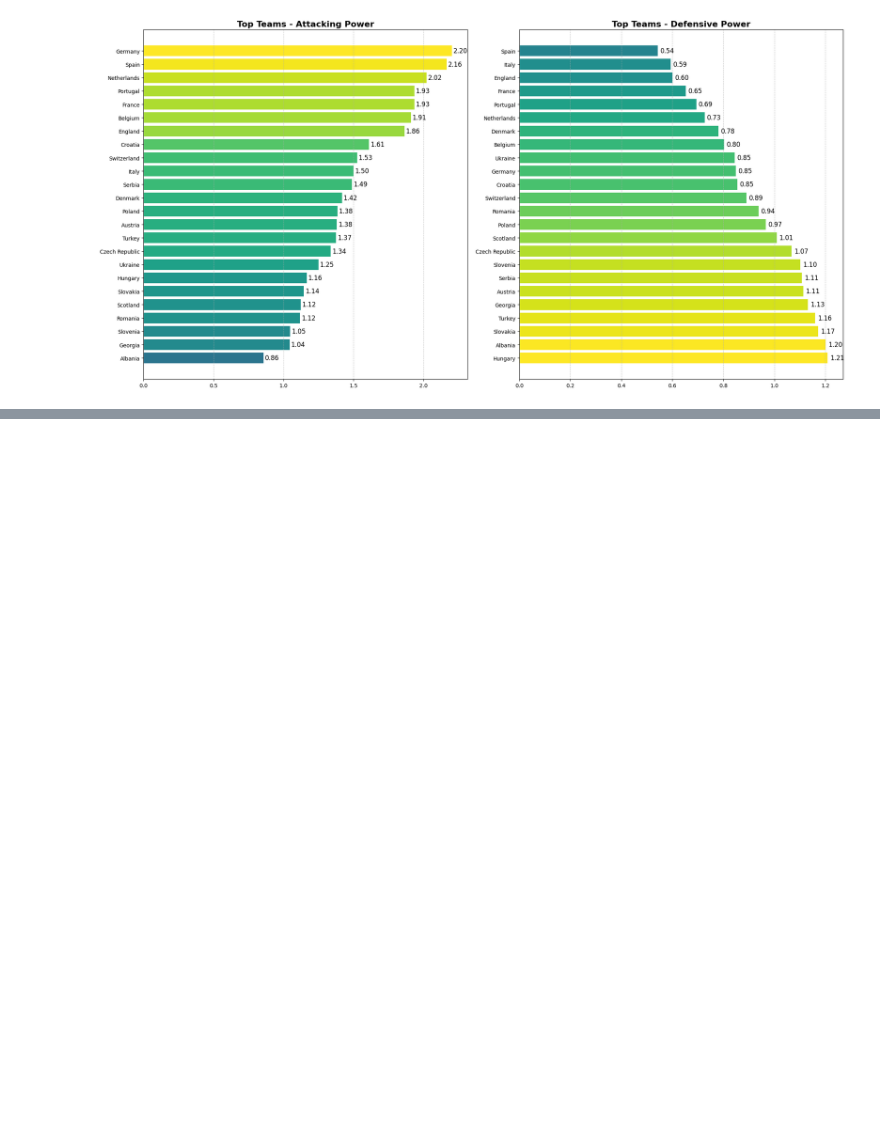
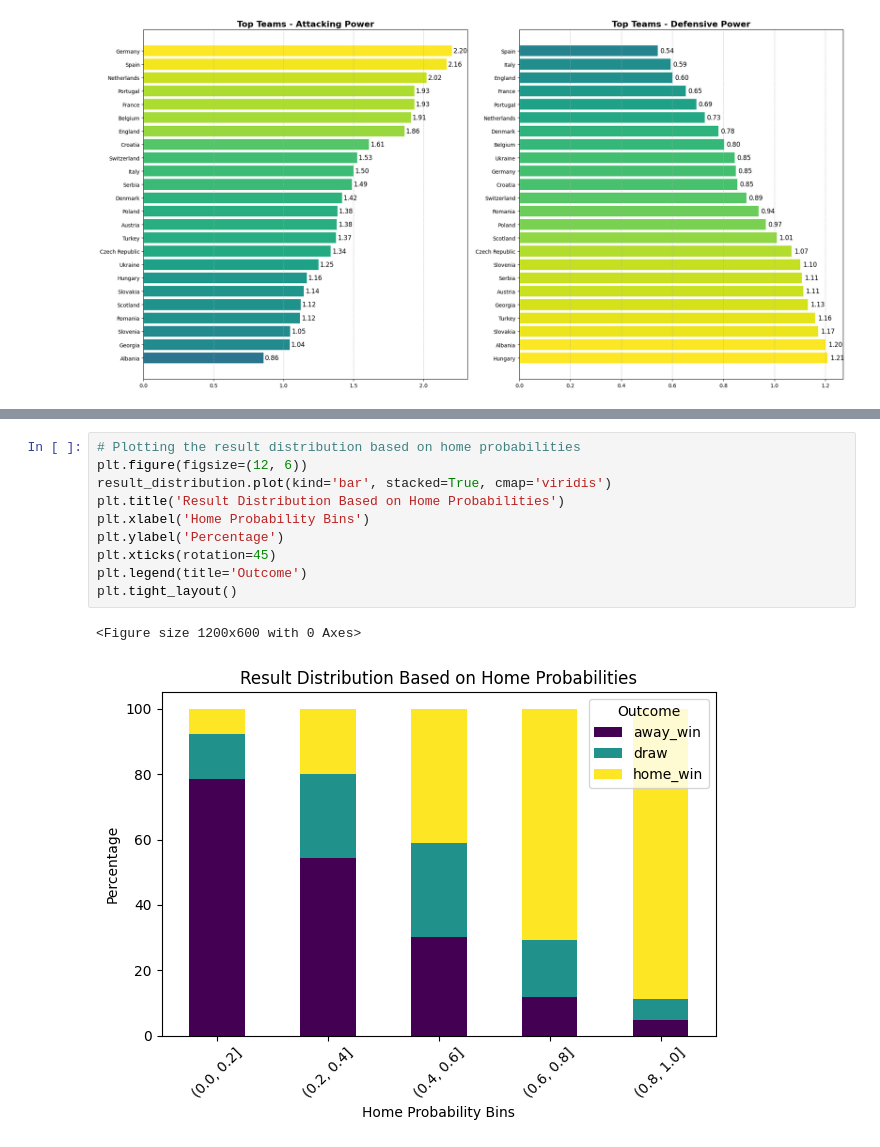
Before and after one commit to 0101dusica/RI-UEFA-Euro-2024, a Jupyter notebook: euro.ipynb, the cells around one changed output, grey strips where cells are left out. Saved outputs shown, nothing was run; the diff lists cells and outputs as text; blank space fills up the shorter version.

```diff
--- a/euro.ipynb
+++ b/euro.ipynb
@@ -340,0 +510,13 @@ plot_top_att_def(attdef_ranking_europe, 24)
+# %%
+# Plotting the result distribution based on home probabilities
+plt.figure(figsize=(12, 6))
+result_distribution.plot(kind='bar', stacked=True, cmap='viridis')
+plt.title('Result Distribution Based on Home Probabilities')
+plt.xlabel('Home Probability Bins')
+plt.ylabel('Percentage')
+plt.xticks(rotation=45)
+plt.legend(title='Outcome')
+plt.tight_layout()
+# %% [output]
+<Figure size 1200x600 with 0 Axes>
+[figure, added]
```
Also changed, not shown: parts of 31 cells of this notebook.
